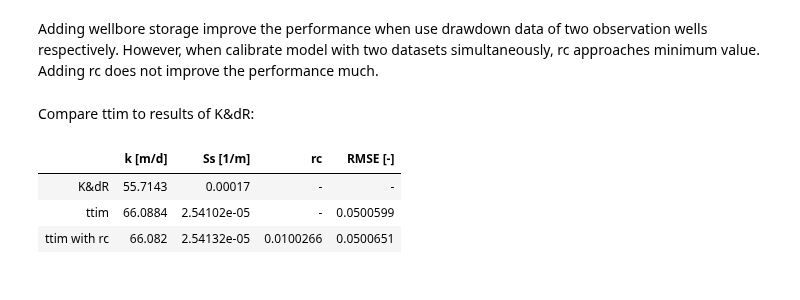
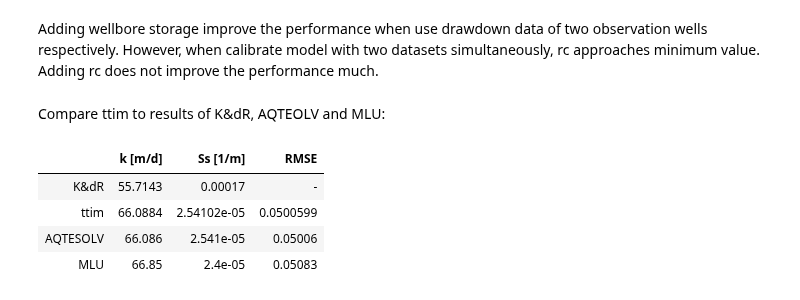
Before and after one commit to mbakker7/ttim, a Jupyter notebook: pumpingtest_benchmarks/1_test_of_oude_korendijk.ipynb, the cells around one changed output. Drawn from its saved outputs; the diff is of its cells as text; code cells hidden in the pictures.

```diff
--- a/pumpingtest_benchmarks/1_test_of_oude_korendijk.ipynb
+++ b/pumpingtest_benchmarks/1_test_of_oude_korendijk.ipynb
@@ -340,19 +340,18 @@ RMSE of two conceptual models:
 # %% [markdown]
 Adding wellbore storage improve the performance when use drawdown data of two observation wells respectively. However, when calibrate model with two datasets simultaneously, rc approaches minimum value. Adding rc does not improve the performance much.
 # %% [markdown]
-Compare ttim to results of K&dR:
+Compare ttim to results of K&dR, AQTEOLV and MLU:
 # %%
-t = pd.DataFrame(columns=['k [m/d]', 'Ss [1/m]', 'rc', 'RMSE [-]'], \
-                 index=['K&dR', 'ttim', 'ttim with rc'])
-ttim2 = np.append(ca0.parameters['optimal'].values, ca0.rmse())
-t.loc['ttim', 'RMSE [-]'] = ca.rmse()
-t.loc['ttim', ['k [m/d]', 'Ss [1/m]']] = ca.parameters['optimal'].values
-t.loc['ttim', 'rc'] = '-'
-t.loc['ttim with rc'] = ttim2
-t.loc['K&dR'] = [55.71429, 1.7E-4, '-', '-']
+t = pd.DataFrame(columns=['k [m/d]', 'Ss [1/m]', 'RMSE'], \
+                 index=['K&dR', 'ttim', 'AQTESOLV', 'MLU'])
+t.loc['ttim'] = np.append(ca.parameters['optimal'].values, ca.rmse())
+t.loc['AQTESOLV'] = [66.086, 2.541e-05, 0.05006]
+t.loc['MLU'] = [66.850, 2.400e-05, 0.05083]
+t.loc['K&dR'] = [55.71429, 1.7E-4, '-']
 t
 # %% [output]
-|  | k [m/d] | Ss [1/m] | rc | RMSE [-] |
-| K&dR | 55.7143 | 0.00017 | - | - |
-| ttim | 66.0884 | 2.54102e-05 | - | 0.0500599 |
-| ttim with rc | 66.082 | 2.54132e-05 | 0.0100266 | 0.0500651 |
+|  | k [m/d] | Ss [1/m] | RMSE |
+| K&dR | 55.7143 | 0.00017 | - |
+| ttim | 66.0884 | 2.54102e-05 | 0.0500599 |
+| AQTESOLV | 66.086 | 2.541e-05 | 0.05006 |
+| MLU | 66.85 | 2.4e-05 | 0.05083 |
```
Also changed, not shown: parts of 2 cells of this notebook, 8 other files.
